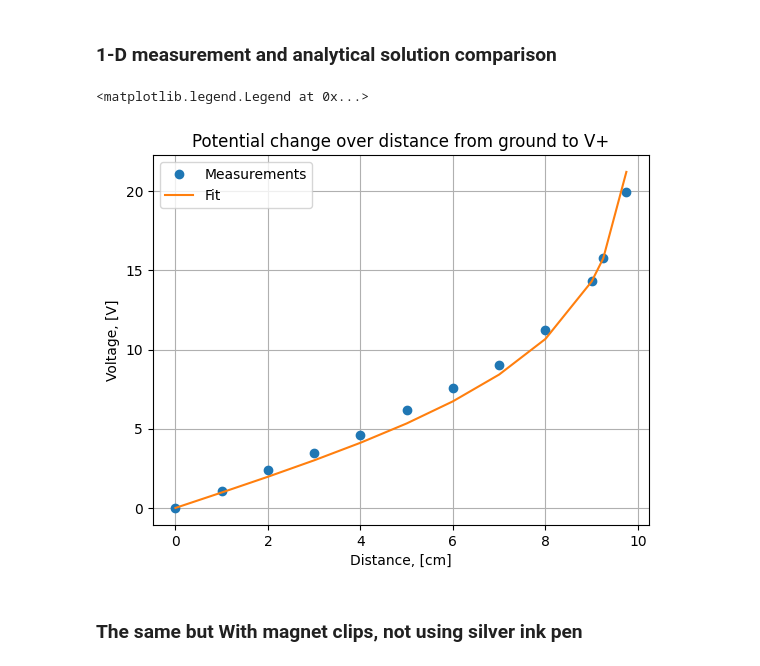
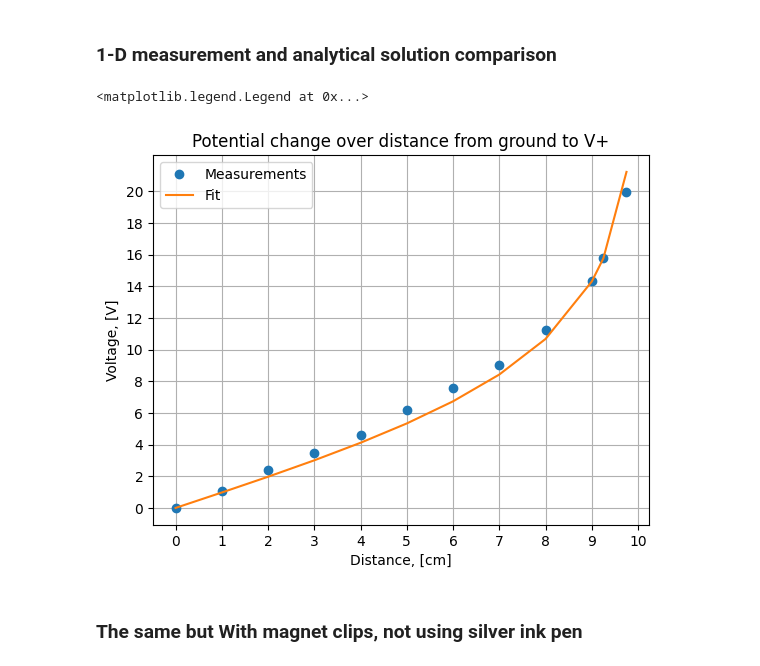
Before and after one commit to evgeny-kolonsky/Lab2_Mapping, a Jupyter notebook: Lab2_Mapping_Electric_Potential.ipynb, the cells around one changed output. Saved outputs shown, nothing was run; the diff lists cells and outputs as text; code cells hidden in the pictures.

```diff
--- a/Lab2_Mapping_Electric_Potential.ipynb
+++ b/Lab2_Mapping_Electric_Potential.ipynb
@@ -160,34 +162,36 @@ meas = '''
 2 2.40
 3 3.47
 4 4.61
 5 6.21
 6 7.59
 7 9.03
 8 11.23
 9 14.32
 9.25 15.78
 9.75 19.98
 '''
 data = np.genfromtxt(meas.splitlines())
 ydata,vdata = data.T
 #ydata = ydata + y0
 # x - cm
 plt.plot(ydata,vdata,'o', label='Measurements')
 plt.title('Potential change over distance from ground to V+')
 plt.grid()
 plt.xlabel('Distance, [cm]')
 plt.ylabel('Voltage, [V]')
 
 def V_y(y, C):
   return potential(x0,y+y0, a, C)
 
 popt, _ = cfit(V_y, ydata, vdata)
 C = popt[0]
 plt.plot(ydata, V_y(ydata,C), label='Fit')
+plt.xticks(range(0,11,1))
+plt.yticks(range(0,21,2))
 plt.legend()
 # %% [output]
 <matplotlib.legend.Legend at 0x...>
-[figure, old version]
+[figure, new version]
 # %% [markdown]
 ### The same but With magnet clips, not using silver ink pen
 # %%
```
Also changed, not shown: parts of 3 cells of this notebook.
